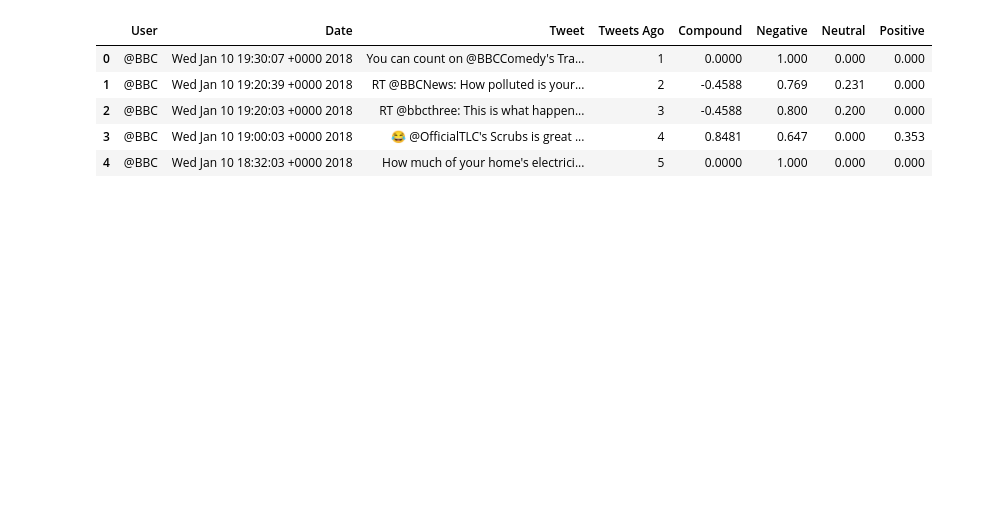
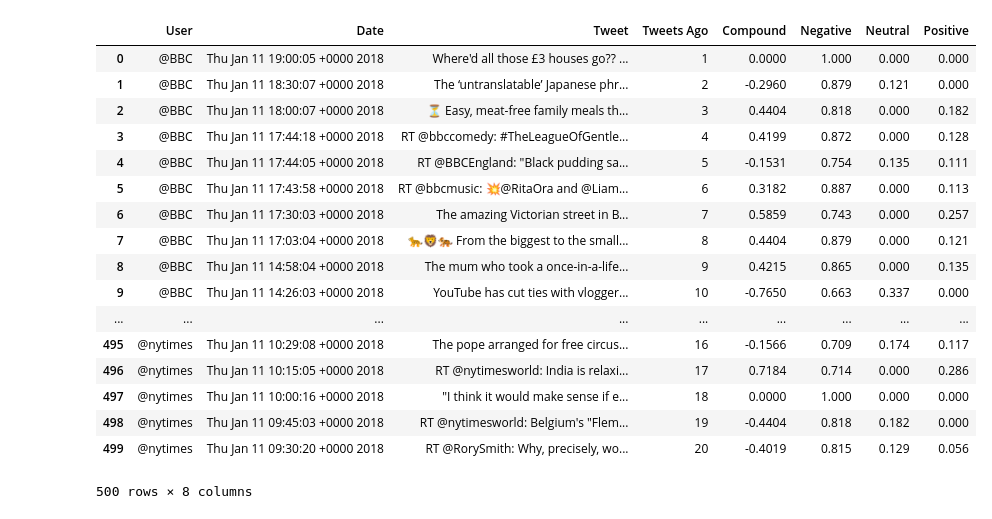
Before and after one commit to timothyyu/twitter-sentiment, a Jupyter notebook: main.ipynb, the cells around one changed output. Saved outputs shown, nothing was run; the diff lists cells and outputs as text; code cells hidden in the pictures; blank space fills up the shorter version.

```diff
--- a/main.ipynb
+++ b/main.ipynb
@@ -35,7 +35,7 @@ for x in range(5):
 
     for user in target_user_list:
         counter = 1
-        public_tweets = api.user_timeline(user)
+        public_tweets = api.user_timeline(user, page = x)
 
         for tweet in public_tweets:
             # Run Vader Analysis on each tweet
@@ -60,17 +60,29 @@ for x in range(5):
 # %%
 #convert sentiment list into dataframe object
 sentiments_pd = pd.DataFrame.from_dict(sentiments)
 #reorder columns in dataframe
 sentiments_pd = sentiments_pd[['User','Date','Tweet','Tweets Ago','Compound','Negative','Neutral','Positive']]
 
-sentiments_pd.head()
+sentiments_pd
 # %% [output]
 |  | User | Date | Tweet | Tweets Ago | Compound | Negative | Neutral | Positive |
-| 0 | @BBC | Wed Jan 10 19:30:07 +0000 2018 | You can count on @BBCComedy's Tra... | 1 | 0.0000 | 1.000 | 0.000 | 0.000 |
-| 1 | @BBC | Wed Jan 10 19:20:39 +0000 2018 | RT @BBCNews: How polluted is your... | 2 | -0.4588 | 0.769 | 0.231 | 0.000 |
-| 2 | @BBC | Wed Jan 10 19:20:03 +0000 2018 | RT @bbcthree: This is what happen... | 3 | -0.4588 | 0.800 | 0.200 | 0.000 |
-| 3 | @BBC | Wed Jan 10 19:00:03 +0000 2018 | 😂 @OfficialTLC's Scrubs is great ... | 4 | 0.8481 | 0.647 | 0.000 | 0.353 |
-| 4 | @BBC | Wed Jan 10 18:32:03 +0000 2018 | How much of your home's electrici... | 5 | 0.0000 | 1.000 | 0.000 | 0.000 |
+| 0 | @BBC | Thu Jan 11 19:00:05 +0000 2018 | Where'd all those £3 houses go?? ... | 1 | 0.0000 | 1.000 | 0.000 | 0.000 |
+| 1 | @BBC | Thu Jan 11 18:30:07 +0000 2018 | The ‘untranslatable’ Japanese phr... | 2 | -0.2960 | 0.879 | 0.121 | 0.000 |
+| 2 | @BBC | Thu Jan 11 18:00:07 +0000 2018 | ⏳ Easy, meat-free family meals th... | 3 | 0.4404 | 0.818 | 0.000 | 0.182 |
+| 3 | @BBC | Thu Jan 11 17:44:18 +0000 2018 | RT @bbccomedy: #TheLeagueOfGentle... | 4 | 0.4199 | 0.872 | 0.000 | 0.128 |
+| 4 | @BBC | Thu Jan 11 17:44:05 +0000 2018 | RT @BBCEngland: "Black pudding sa... | 5 | -0.1531 | 0.754 | 0.135 | 0.111 |
+| 5 | @BBC | Thu Jan 11 17:43:58 +0000 2018 | RT @bbcmusic: 💥@RitaOra and @Liam... | 6 | 0.3182 | 0.887 | 0.000 | 0.113 |
+| 6 | @BBC | Thu Jan 11 17:30:03 +0000 2018 | The amazing Victorian street in B... | 7 | 0.5859 | 0.743 | 0.000 | 0.257 |
+| 7 | @BBC | Thu Jan 11 17:03:04 +0000 2018 | 🐆🦁🐅 From the biggest to the small... | 8 | 0.4404 | 0.879 | 0.000 | 0.121 |
+| 8 | @BBC | Thu Jan 11 14:58:04 +0000 2018 | The mum who took a once-in-a-life... | 9 | 0.4215 | 0.865 | 0.000 | 0.135 |
+| 9 | @BBC | Thu Jan 11 14:26:03 +0000 2018 | YouTube has cut ties with vlogger... | 10 | -0.7650 | 0.663 | 0.337 | 0.000 |
+| ... | ... | ... | ... | ... | ... | ... | ... | ... |
+| 495 | @nytimes | Thu Jan 11 10:29:08 +0000 2018 | The pope arranged for free circus... | 16 | -0.1566 | 0.709 | 0.174 | 0.117 |
+| 496 | @nytimes | Thu Jan 11 10:15:05 +0000 2018 | RT @nytimesworld: India is relaxi... | 17 | 0.7184 | 0.714 | 0.000 | 0.286 |
+| 497 | @nytimes | Thu Jan 11 10:00:16 +0000 2018 | "I think it would make sense if e... | 18 | 0.0000 | 1.000 | 0.000 | 0.000 |
+| 498 | @nytimes | Thu Jan 11 09:45:03 +0000 2018 | RT @nytimesworld: Belgium's "Flem... | 19 | -0.4404 | 0.818 | 0.182 | 0.000 |
+| 499 | @nytimes | Thu Jan 11 09:30:20 +0000 2018 | RT @RorySmith: Why, precisely, wo... | 20 | -0.4019 | 0.815 | 0.129 | 0.056 |
+500 rows × 8 columns
 # %%
 # save sentiment data to csv
 sentiments_pd.to_csv("TwitterMoodSentiment.csv")
```
Also changed, not shown: parts of 1 cell of this notebook, 1 other file.
